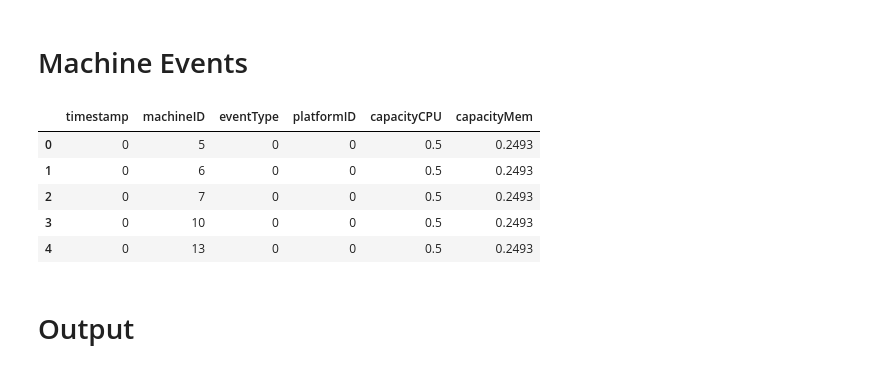
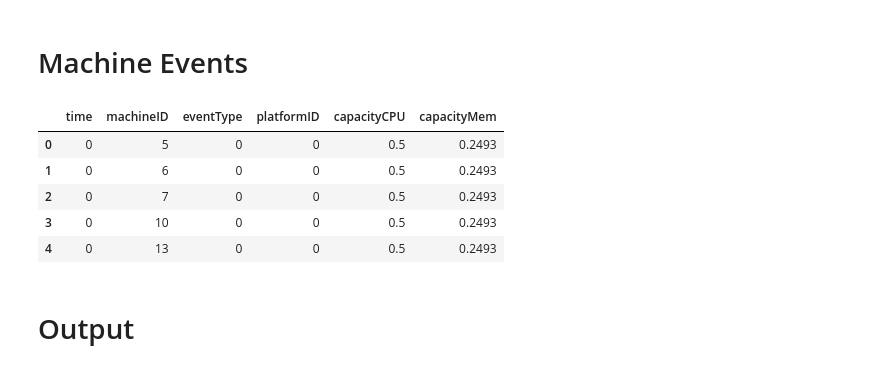
Before and after one commit to davej23/scc411-project, a Jupyter notebook: pre-processing.ipynb, the cells around one changed output. Cells and saved outputs as stored; diff of their text form; code cells hidden in the pictures.

```diff
--- a/pre-processing.ipynb
+++ b/pre-processing.ipynb
@@ -254,13 +254,13 @@ print('# Unique pairs using pandas function ', len(task_usage[['jobID', 'taskInd
 # Machine Events
 # %%
 machine_events = machine_events.drop(columns='Unnamed: 0')
-#machine_events.columns = ['timestamp', 'machineID', 'eventType', 'platformID', 'capacityCPU', 'capacityMem']
+machine_events.columns = ['time', 'machineID', 'eventType', 'platformID', 'capacityCPU', 'capacityMem']
 
 # Factorise platformID
 machine_events['platformID'] = pd.factorize(machine_events['platformID'])[0]
 machine_events.head()
 # %% [output]
-|  | timestamp | machineID | eventType | platformID | capacityCPU | capacityMem |
+|  | time | machineID | eventType | platformID | capacityCPU | capacityMem |
 | 0 | 0 | 5 | 0 | 0 | 0.5 | 0.2493 |
 | 1 | 0 | 6 | 0 | 0 | 0.5 | 0.2493 |
 | 2 | 0 | 7 | 0 | 0 | 0.5 | 0.2493 |
```
Also changed, not shown: parts of 6 cells of this notebook.
